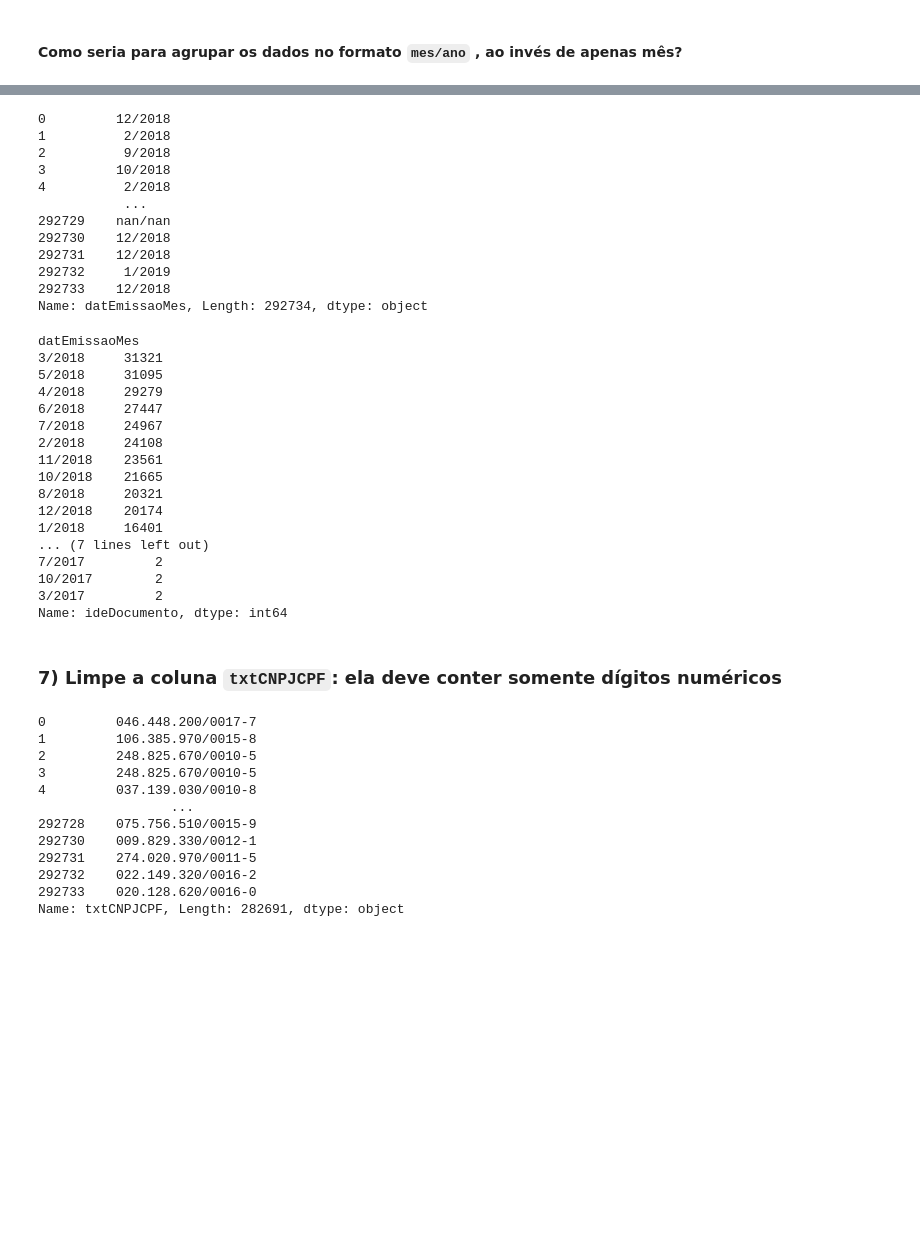
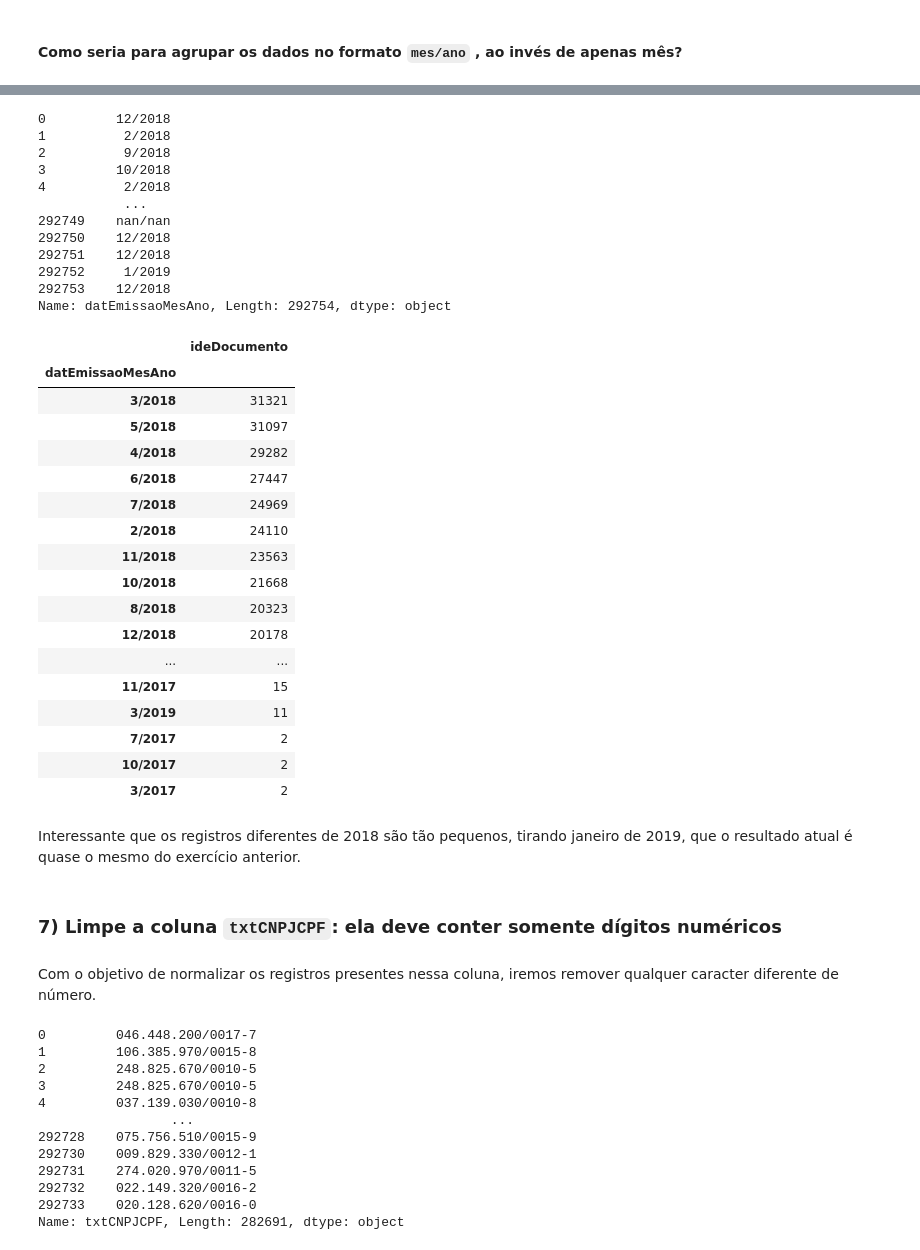
Before and after one commit to escola-de-dados/python-inovacao-civica, a Jupyter notebook: semana_3/desafio_gabarito.ipynb, the cells around one changed output, grey strips where cells are left out. Saved outputs shown, nothing was run; the diff lists cells and outputs as text; code cells hidden in the pictures; blank space fills up the shorter version.

```diff
--- a/semana_3/desafio_gabarito.ipynb
+++ b/semana_3/desafio_gabarito.ipynb
@@ -90,0 +123,2 @@ df_reembolso["datEmissao"] = pd.to_datetime(
+# %%
+df_reembolso.set_index("datEmissao").head(1)
@@ -199,7 +285,7 @@ Name: ideDocumento, dtype: int64
 # %%
-df_reembolso["datEmissaoMes"] = df_reembolso.datEmissao.apply(lambda x: f"{x.month}/{x.year}")
+df_reembolso["datEmissaoMesAno"] = df_reembolso.datEmissao.apply(lambda linha: f"{linha.month}/{linha.year}")
 # %%
-df_reembolso["datEmissaoMes"]
+df_reembolso["datEmissaoMesAno"]
 # %% [output]
 0         12/2018
 1          2/2018
@@ -207,34 +293,39 @@ df_reembolso["datEmissaoMes"]
 3         10/2018
 4          2/2018
            ...
-292729    nan/nan
-292730    12/2018
-292731    12/2018
-292732     1/2019
-292733    12/2018
-Name: datEmissaoMes, Length: 292734, dtype: object
+292749    nan/nan
+292750    12/2018
+292751    12/2018
+292752     1/2019
+292753    12/2018
+Name: datEmissaoMesAno, Length: 292754, dtype: object
 # %%
-df_reembolso.groupby("datEmissaoMes")["ideDocumento"].count().sort_values(ascending=False)
+df_reembolso.groupby("datEmissaoMesAno")["ideDocumento"].count().sort_values(ascending=False).to_frame()
 # %% [output]
-datEmissaoMes
-3/2018     31321
-5/2018     31095
-4/2018     29279
-6/2018     27447
-7/2018     24967
-2/2018     24108
-11/2018    23561
-10/2018    21665
-8/2018     20321
-12/2018    20174
-1/2018     16401
-... (7 lines left out)
-7/2017         2
-10/2017        2
-3/2017         2
-Name: ideDocumento, dtype: int64
+|  | ideDocumento |
+| datEmissaoMesAno |  |
+| 3/2018 | 31321 |
+| 5/2018 | 31097 |
+| 4/2018 | 29282 |
+| 6/2018 | 27447 |
+| 7/2018 | 24969 |
+| 2/2018 | 24110 |
+| 11/2018 | 23563 |
+| 10/2018 | 21668 |
+| 8/2018 | 20323 |
+| 12/2018 | 20178 |
+| ... | ... |
+| 11/2017 | 15 |
+| 3/2019 | 11 |
+| 7/2017 | 2 |
+| 10/2017 | 2 |
+| 3/2017 | 2 |
+# %% [markdown]
+Interessante que os registros diferentes de 2018 são tão pequenos, tirando janeiro de 2019, que o resultado atual é quase o mesmo do exercício anterior.
 # %% [markdown]
 ### 7) Limpe a coluna `txtCNPJCPF`: ela deve conter somente dígitos numéricos
+# %% [markdown]
+Com o objetivo de normalizar os registros presentes nessa coluna, iremos remover qualquer caracter diferente de número.
 # %%
 df_reembolso["txtCNPJCPF"]
 # %% [output]
```
Also changed, not shown: parts of 42 cells of this notebook.
